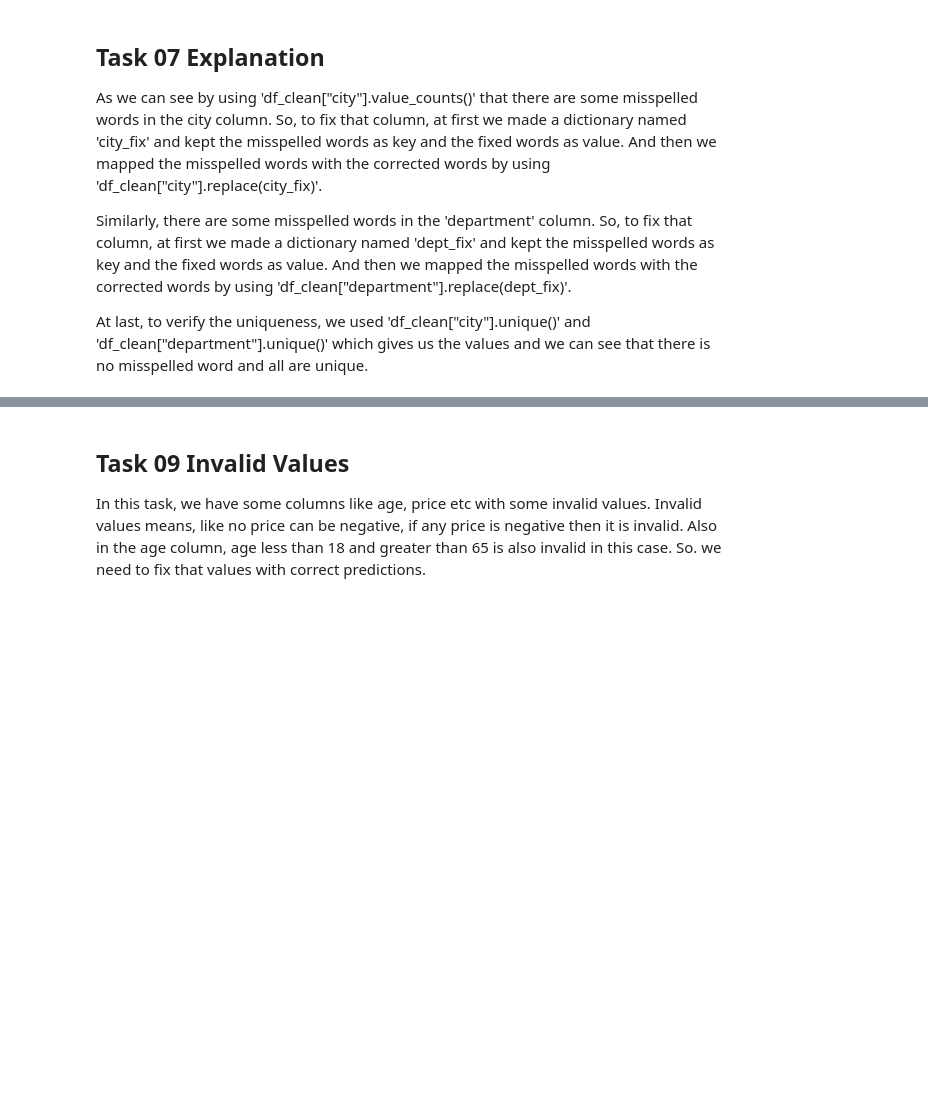
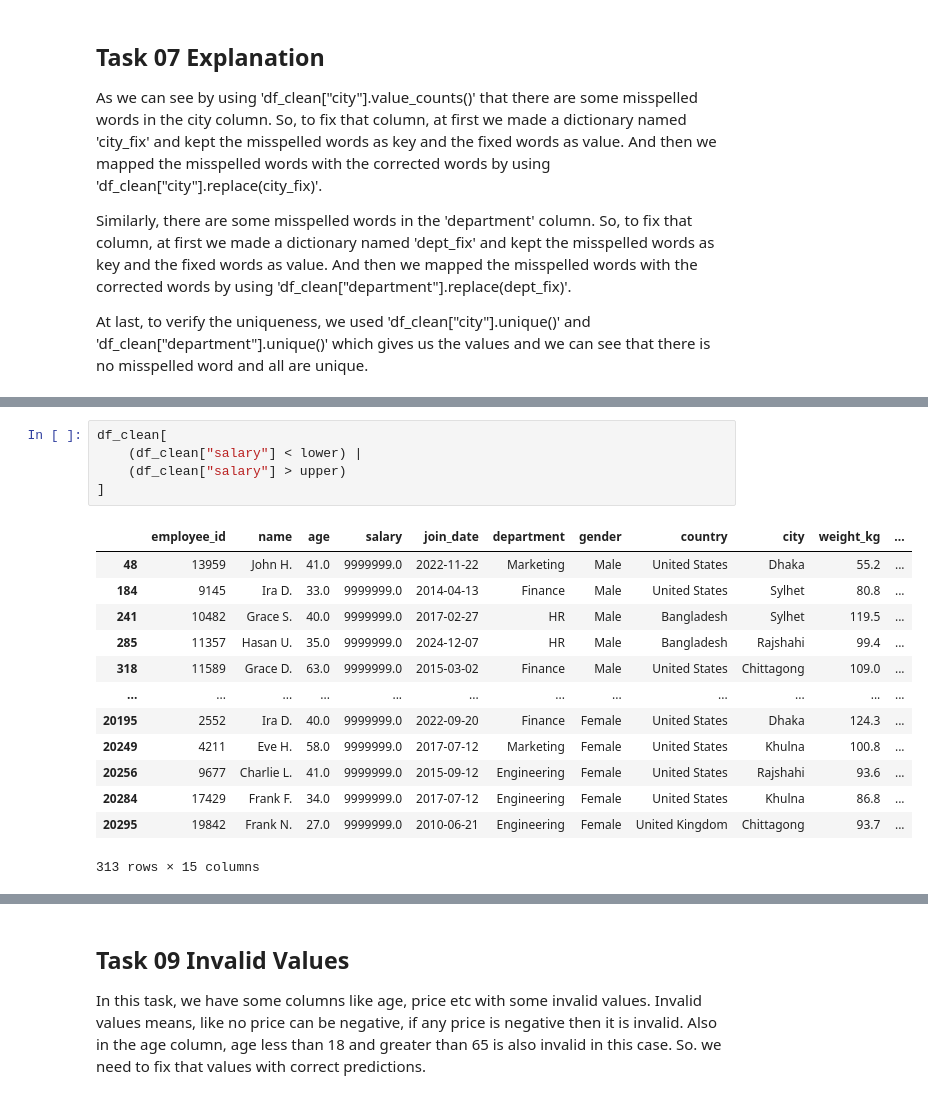
Before and after one commit to Hasib-2005/Assignments-of-AI-ML-Bootcamp, a Jupyter notebook: Assignment_3/data_cleaning.ipynb, the cells around one changed output, grey strips where cells are left out. Cells and saved outputs as stored; diff of their text form; blank space fills up the shorter version.

```diff
--- a/Assignment_3/Solution.ipynb
+++ b/Assignment_3/data_cleaning.ipynb
@@ -514,0 +537,19 @@ Will do letter
+# %%
+df_clean[
+    (df_clean["salary"] < lower) |
+    (df_clean["salary"] > upper)
+]
+# %% [output]
+|  | employee_id | name | age | salary | join_date | department | gender | country | city | weight_kg | ... |
+| 48 | 13959 | John H. | 41.0 | 9999999.0 | 2022-11-22 | Marketing | Male | United States | Dhaka | 55.2 | ... |
+| 184 | 9145 | Ira D. | 33.0 | 9999999.0 | 2014-04-13 | Finance | Male | United States | Sylhet | 80.8 | ... |
+| 241 | 10482 | Grace S. | 40.0 | 9999999.0 | 2017-02-27 | HR | Male | Bangladesh | Sylhet | 119.5 | ... |
+| 285 | 11357 | Hasan U. | 35.0 | 9999999.0 | 2024-12-07 | HR | Male | Bangladesh | Rajshahi | 99.4 | ... |
+| 318 | 11589 | Grace D. | 63.0 | 9999999.0 | 2015-03-02 | Finance | Male | United States | Chittagong | 109.0 | ... |
+| ... | ... | ... | ... | ... | ... | ... | ... | ... | ... | ... | ... |
+| 20195 | 2552 | Ira D. | 40.0 | 9999999.0 | 2022-09-20 | Finance | Female | United States | Dhaka | 124.3 | ... |
+| 20249 | 4211 | Eve H. | 58.0 | 9999999.0 | 2017-07-12 | Marketing | Female | United States | Khulna | 100.8 | ... |
+| 20256 | 9677 | Charlie L. | 41.0 | 9999999.0 | 2015-09-12 | Engineering | Female | United States | Rajshahi | 93.6 | ... |
+| 20284 | 17429 | Frank F. | 34.0 | 9999999.0 | 2017-07-12 | Engineering | Female | United States | Khulna | 86.8 | ... |
+| 20295 | 19842 | Frank N. | 27.0 | 9999999.0 | 2010-06-21 | Engineering | Female | United Kingdom | Chittagong | 93.7 | ... |
+313 rows × 15 columns
```
Also changed, not shown: parts of 5 cells of this notebook.
